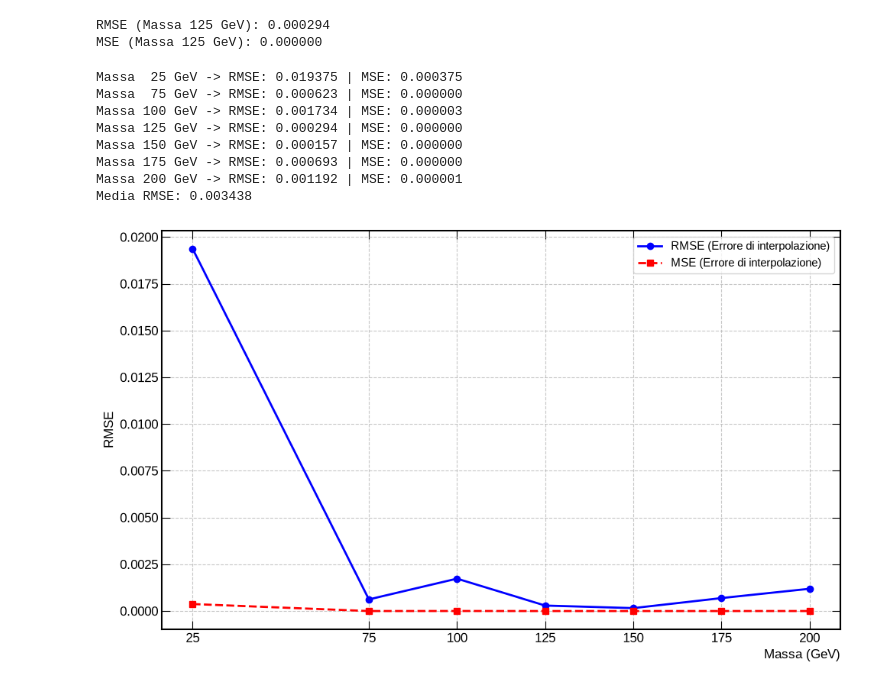
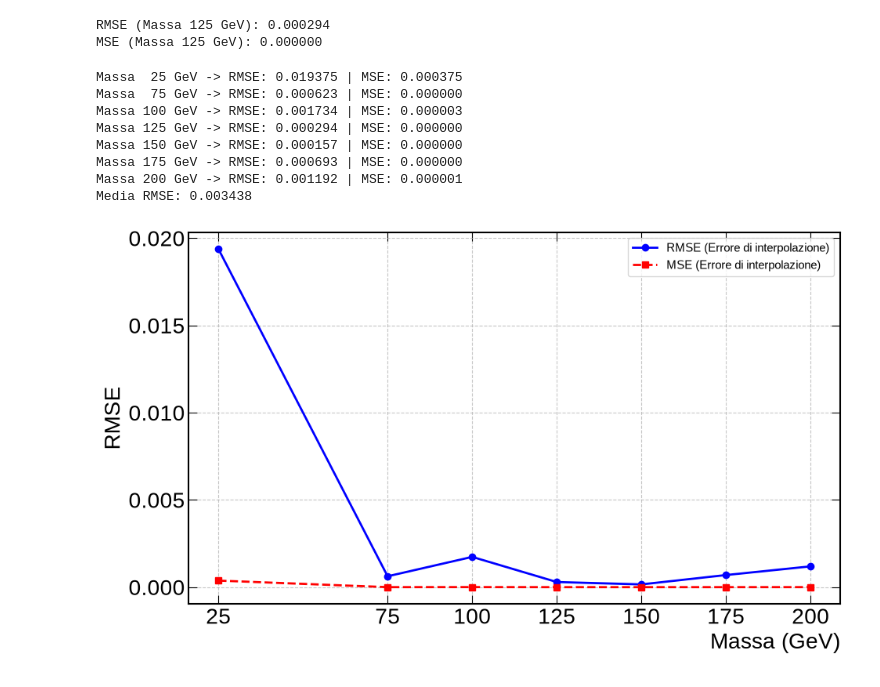
Before and after one commit to riccardocanterini-cyber/Tesi, a Jupyter notebook: Fit_Bifunzione/Prova_Interpolazione.ipynb, the cells around one changed output. Drawn from its saved outputs; the diff is of its cells as text; code cells hidden in the pictures.

```diff
--- a/Fit_Bifunzione/Prova_Interpolazione.ipynb
+++ b/Fit_Bifunzione/Prova_Interpolazione.ipynb
@@ -157,7 +157,7 @@ for i, m in enumerate(masse_dataset):
 
 
 plt.rcParams.update({
-    'font.size': 12,
+    'font.size': 20,
     'font.family': 'sans-serif',
     'font.sans-serif': ['Liberation Sans', 'DejaVu Sans'],
     'xtick.direction': 'in',
@@ -172,8 +172,8 @@ plt.rcParams.update({
 })
 ax.set_title("")
 #ax.text(0.95, 0.95, 'Doppio Fit di Voigt per Tutte le Masse', fontsize=16, fontweight='bold', ha="right", va="top", transform=ax.transAxes)
-ax.set_xlabel(r'$m_{\phi}$ $[GeV]$', fontsize=14, loc='right')
-ax.set_ylabel('Densità Normalizzata', fontsize=14)
+ax.set_xlabel(r'$m_{\phi}$ $[GeV]$', fontsize=20, loc='right')
+ax.set_ylabel('Densità Normalizzata', fontsize=20)
 legend_elements = [Line2D([1], [0], color=colori[i], lw=2, label=f"$\phi${25+25*i} GeV") for i in range(len(masse_dataset))]
 ax.legend(handles=legend_elements, loc='upper right', frameon=True, fontsize=20, framealpha=0.9, edgecolor='black', title='Masse', title_fontsize=12)
 ax.grid(True, linestyle='--', alpha=0.5)
@@ -208,7 +208,7 @@ legend_elements = [Line2D([0], [0], color='blue', lw=2, label='Masse del Dataset
 ax.legend(handles=legend_elements, fontsize=30, loc='upper right', frameon=True, framealpha=0.9, edgecolor='black')
 
 plt.rcParams.update({
-    'font.size': 12,
+    'font.size': 20,
     'font.family': 'sans-serif',
     'font.sans-serif': ['Liberation Sans', 'DejaVu Sans'],
     'xtick.direction': 'in',
@@ -223,8 +223,8 @@ plt.rcParams.update({
 })
 ax.set_title("")
 #ax.text(0.95, 0.95, 'Masse con Interpolazioni', fontsize=16, fontweight='bold', ha="right", va="top", transform=ax.transAxes)
-ax.set_xlabel(r'$m_{\phi}$ $[GeV]$', fontsize=14, loc='right')
-ax.set_ylabel('Densità Normalizzata', fontsize=14)
+ax.set_xlabel(r'$m_{\phi}$ $[GeV]$', fontsize=20, loc='right')
+ax.set_ylabel('Densità Normalizzata', fontsize=20)
 ax.grid(True, linestyle='--', alpha=0.5)
 ax.xaxis.set_minor_locator(AutoMinorLocator())
 ax.yaxis.set_minor_locator(AutoMinorLocator())
@@ -362,7 +362,7 @@ legend_elements = [Line2D([0], [0], color='blue', lw=2, label='Masse del Dataset
 ax.legend(handles=legend_elements, fontsize=30, loc='upper right', frameon=True, framealpha=0.9, edgecolor='black')
 
 plt.rcParams.update({
-    'font.size': 12,
+    'font.size': 20,
     'font.family': 'sans-serif',
     'font.sans-serif': ['Liberation Sans', 'DejaVu Sans'],
     'xtick.direction': 'in',
@@ -539,7 +539,7 @@ masse_ordinate, rmse_ordinati = zip(*sorted(zip(masse_testate, rmse_valori)))
 plt.figure(figsize=(10, 6))
 
 plt.rcParams.update({
-    'font.size': 12,
+    'font.size': 20,
     'font.family': 'sans-serif',
     'font.sans-serif': ['Liberation Sans', 'DejaVu Sans'],
     'xtick.direction': 'in',
@@ -552,36 +552,36 @@ plt.rcParams.update({
     'ytick.right': True,
     'axes.linewidth': 1.5,
 })
 
 # Plot dell'RMSE
 plt.plot(masse_ordinate, rmse_ordinati, marker='o', linestyle='-', color='b', label='RMSE (Errore di interpolazione)', linewidth=2)
 #Plot della MSE
 plt.plot(masse_ordinate, mse_valori, marker='s', linestyle='--', color='r', label='MSE (Errore di interpolazione)', linewidth=2)
 
-plt.xlabel("Massa (GeV)", fontsize=12, loc='right')
-plt.ylabel("RMSE", fontsize=12)
+plt.xlabel("Massa (GeV)", fontsize=20, loc='right')
+plt.ylabel("RMSE", fontsize=20)
 
 # Abbellimenti del grafico
 plt.grid(True, linestyle='--', alpha=0.7)
 plt.xticks(masse_ordinate) # Mostra esattamente i tick corrispondenti alle tue masse
 plt.legend(fontsize=11)
 
 #Stampiamo a schermo anche la media delgi RMSE
 media_rmse = np.mean(rmse_ordinati)
 print(f"Media RMSE: {media_rmse:.6f}")
 
 plt.tight_layout()
 plt.show()
 # %% [output]
 Massa  25 GeV -> RMSE: 0.019375 | MSE: 0.000375
 Massa  75 GeV -> RMSE: 0.000623 | MSE: 0.000000
 Massa 100 GeV -> RMSE: 0.001734 | MSE: 0.000003
 Massa 125 GeV -> RMSE: 0.000294 | MSE: 0.000000
 Massa 150 GeV -> RMSE: 0.000157 | MSE: 0.000000
 Massa 175 GeV -> RMSE: 0.000693 | MSE: 0.000000
 Massa 200 GeV -> RMSE: 0.001192 | MSE: 0.000001
 Media RMSE: 0.003438
-[figure, old version]
+[figure, new version]
 # %%
 import numpy as np
 import matplotlib.pyplot as plt
```
Also changed, not shown: parts of 16 cells of this notebook, 45 other files.
